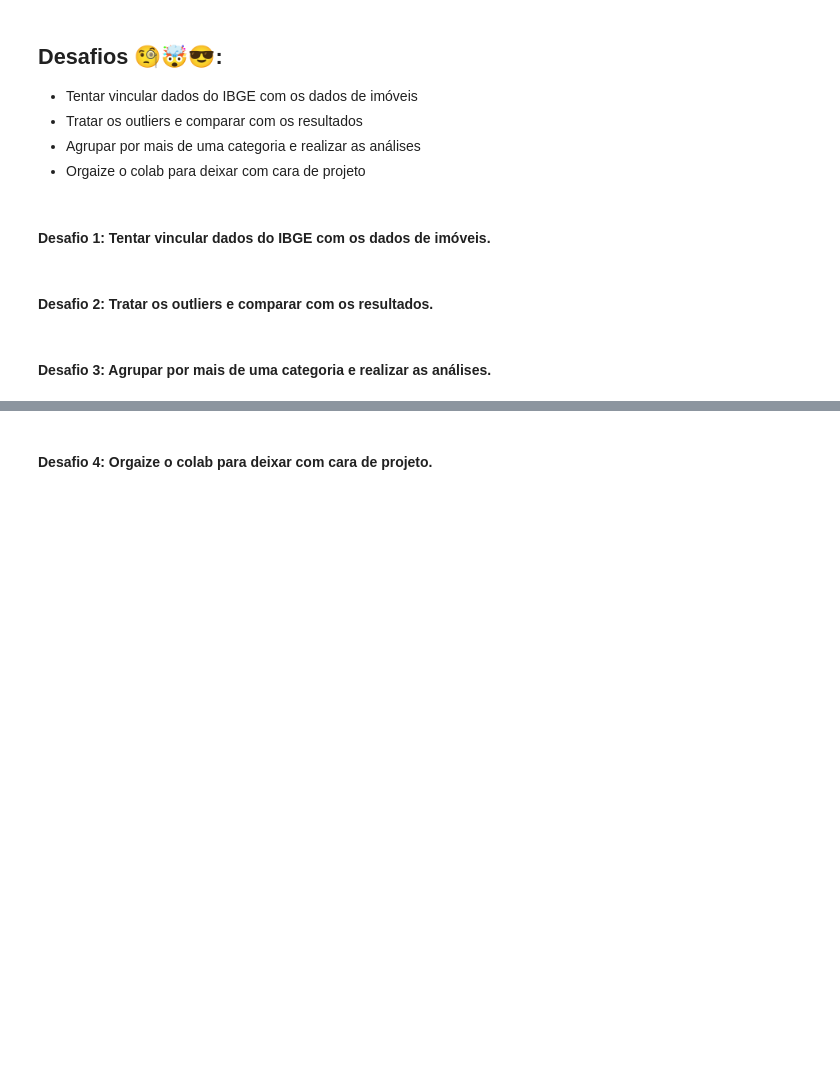
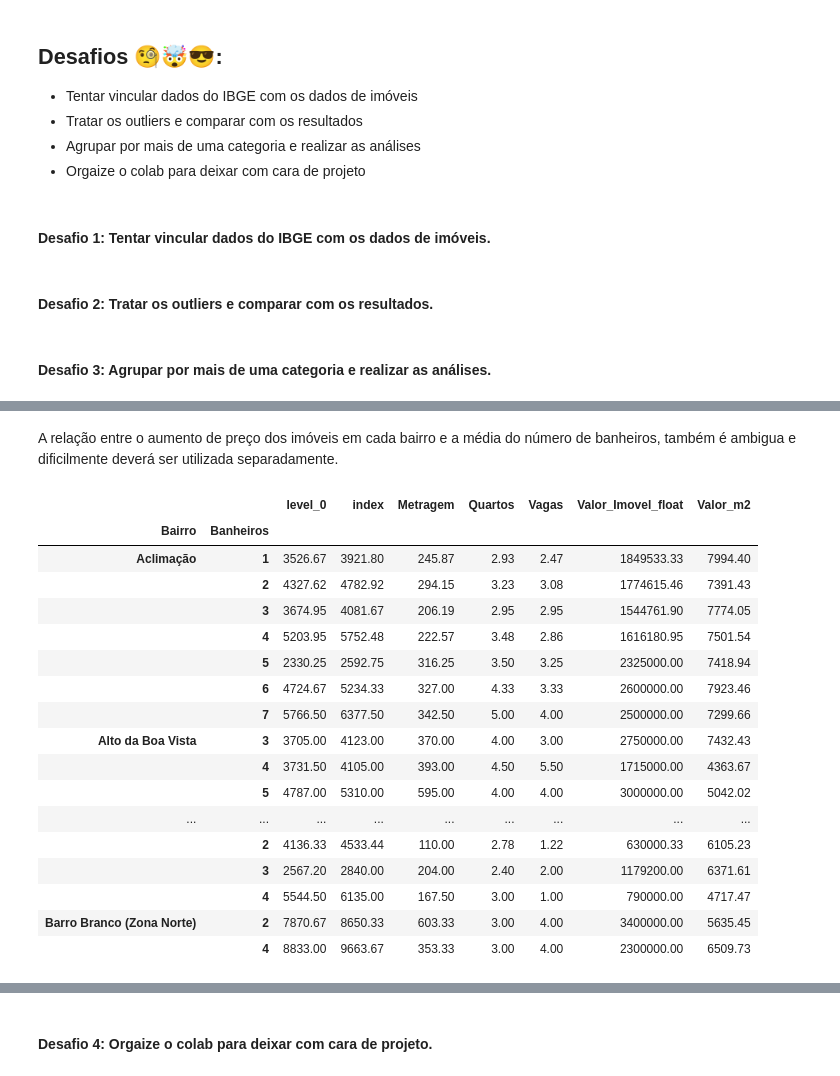
Before and after one commit to AlissonAnjos21/imersao_dados_alura, a Jupyter notebook: Aula_03_Imersão_de_Dados_04_Pesquisa_de_Imóveis_em_São_Paulo.ipynb, the cells around one changed output, grey strips where cells are left out. Drawn from its saved outputs; the diff is of its cells as text; code cells hidden in the pictures; blank space fills up the shorter version.

```diff
--- a/Aula_03_Imersão_de_Dados_04_Pesquisa_de_Imóveis_em_São_Paulo.ipynb
+++ b/Aula_03_Imersão_de_Dados_04_Pesquisa_de_Imóveis_em_São_Paulo.ipynb
@@ -324,0 +454,23 @@ ibge_data
+# %% [markdown]
+A relação entre o aumento de preço dos imóveis em cada bairro e a média do número de banheiros, também é ambigua e dificilmente deverá ser utilizada separadamente.
+# %%
+data_base_2.groupby(['Bairro', 'Banheiros']).mean().head(42)
+# %% [output]
+|  |  | level_0 | index | Metragem | Quartos | Vagas | Valor_Imovel_float | Valor_m2 |
+| Bairro | Banheiros |  |  |  |  |  |  |  |
+| Aclimação | 1 | 3526.67 | 3921.80 | 245.87 | 2.93 | 2.47 | 1849533.33 | 7994.40 |
+|  | 2 | 4327.62 | 4782.92 | 294.15 | 3.23 | 3.08 | 1774615.46 | 7391.43 |
+|  | 3 | 3674.95 | 4081.67 | 206.19 | 2.95 | 2.95 | 1544761.90 | 7774.05 |
+|  | 4 | 5203.95 | 5752.48 | 222.57 | 3.48 | 2.86 | 1616180.95 | 7501.54 |
+|  | 5 | 2330.25 | 2592.75 | 316.25 | 3.50 | 3.25 | 2325000.00 | 7418.94 |
+|  | 6 | 4724.67 | 5234.33 | 327.00 | 4.33 | 3.33 | 2600000.00 | 7923.46 |
+|  | 7 | 5766.50 | 6377.50 | 342.50 | 5.00 | 4.00 | 2500000.00 | 7299.66 |
+| Alto da Boa Vista | 3 | 3705.00 | 4123.00 | 370.00 | 4.00 | 3.00 | 2750000.00 | 7432.43 |
+|  | 4 | 3731.50 | 4105.00 | 393.00 | 4.50 | 5.50 | 1715000.00 | 4363.67 |
+|  | 5 | 4787.00 | 5310.00 | 595.00 | 4.00 | 4.00 | 3000000.00 | 5042.02 |
+| ... | ... | ... | ... | ... | ... | ... | ... | ... |
+|  | 2 | 4136.33 | 4533.44 | 110.00 | 2.78 | 1.22 | 630000.33 | 6105.23 |
+|  | 3 | 2567.20 | 2840.00 | 204.00 | 2.40 | 2.00 | 1179200.00 | 6371.61 |
+|  | 4 | 5544.50 | 6135.00 | 167.50 | 3.00 | 1.00 | 790000.00 | 4717.47 |
+| Barro Branco (Zona Norte) | 2 | 7870.67 | 8650.33 | 603.33 | 3.00 | 4.00 | 3400000.00 | 5635.45 |
+|  | 4 | 8833.00 | 9663.67 | 353.33 | 3.00 | 4.00 | 2300000.00 | 6509.73 |
```
Also changed, not shown: parts of 12 cells of this notebook.
